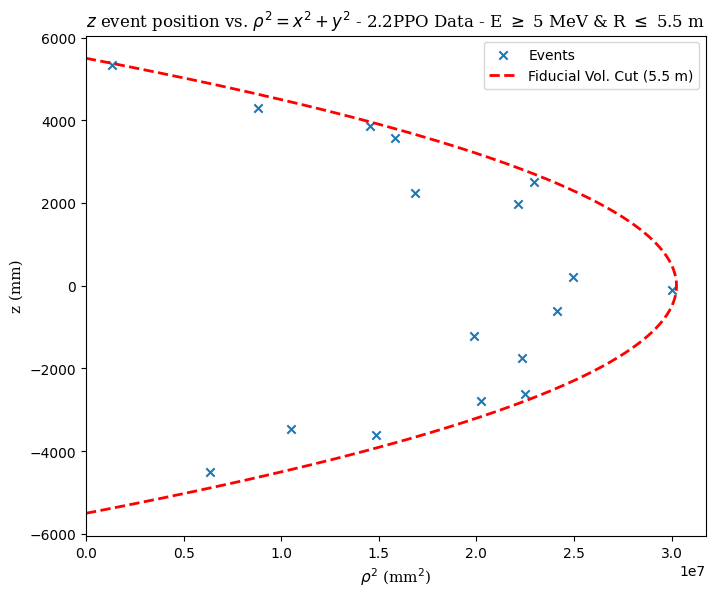
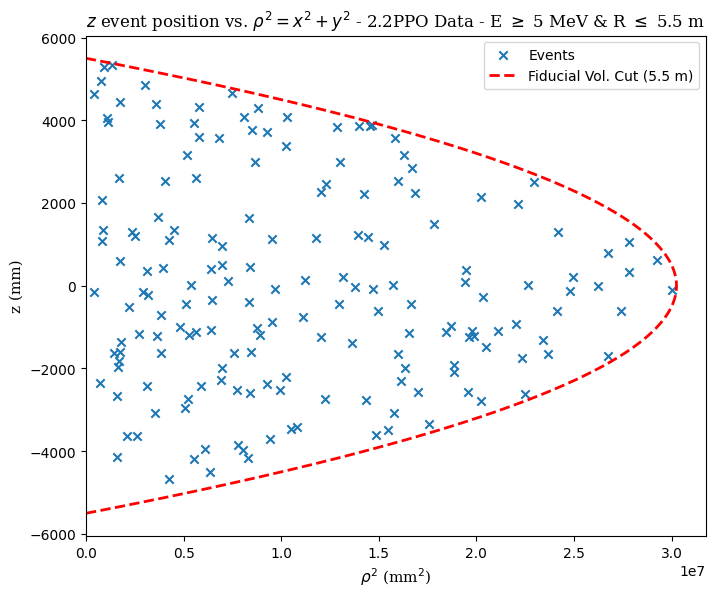
The change to this notebook cell's code, shown as a diff; its figure went from the first image to the second:
--- before
+++ after
@@ -34,5 +34,5 @@
 #ax.text(0.96, 0.94, stats_text, transform = ax.transAxes, verticalalignment='top', horizontalalignment='right', fontdict = font_style_axis)
 
-#plt.savefig(save_path + f'z_vs_rho_sqrt_E_{en_inf_cut}_MeV_R_5.5_m.png', dpi=300, bbox_inches='tight')
+plt.savefig(save_path + f'z_vs_rho_sqrt_E_{en_inf_cut}_MeV_R_5.5_m.png', dpi=300, bbox_inches='tight')
 
 plt.show()

Commit: update analysis